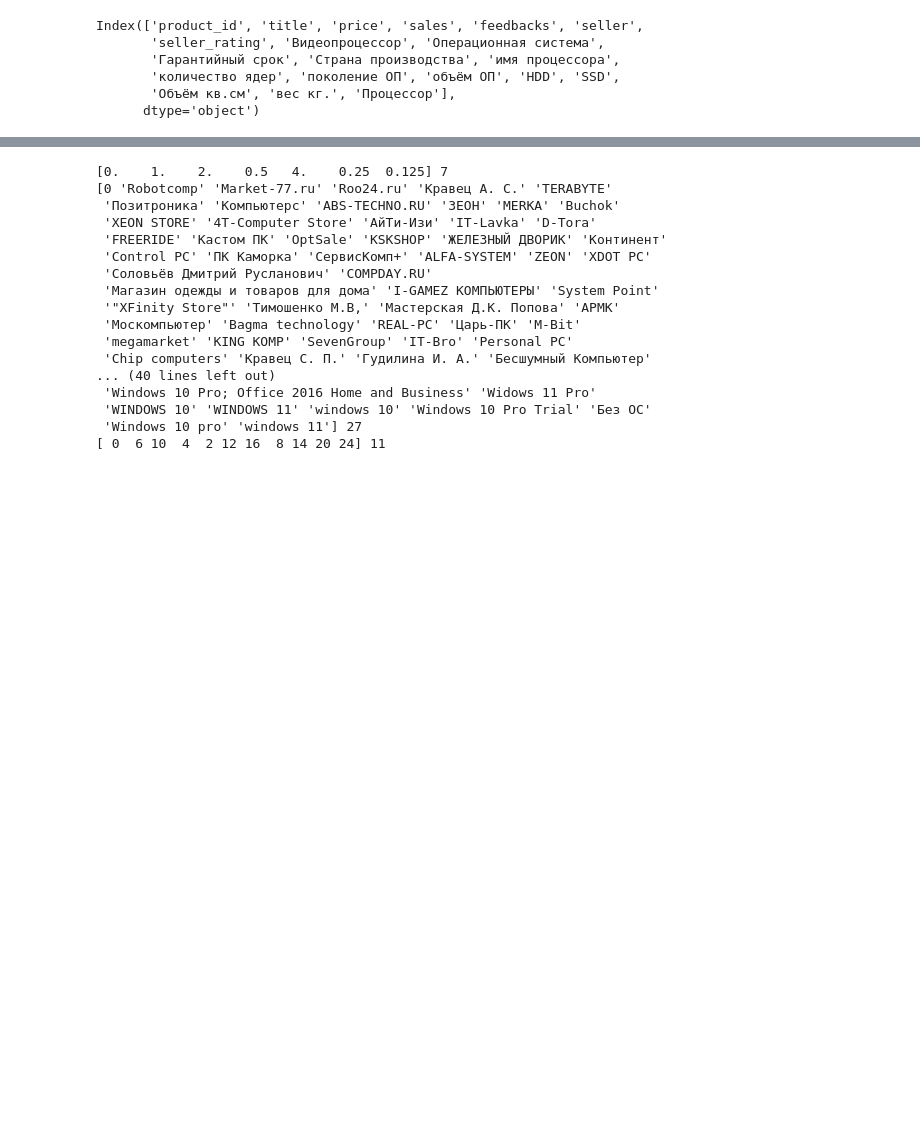
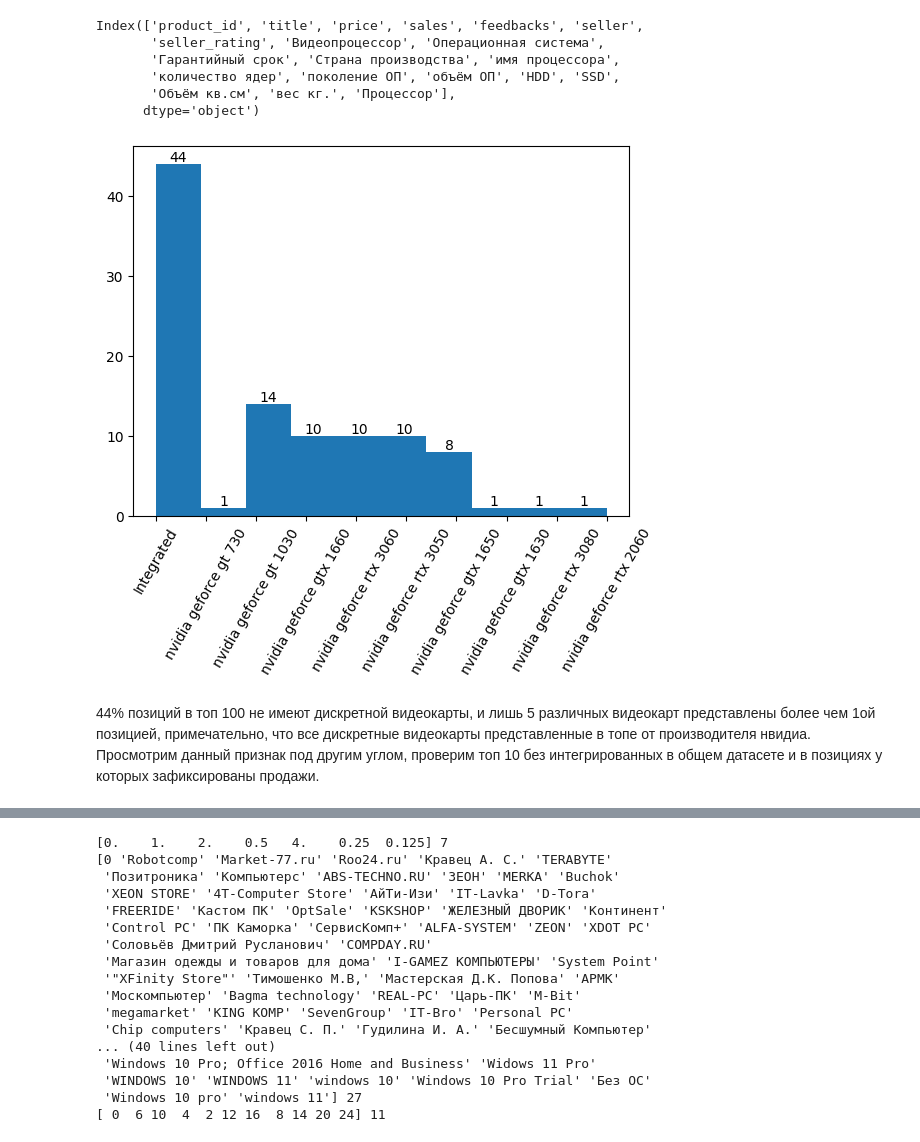
Before and after one commit to EZSib/data_-analytics2023, a Jupyter notebook: practice_eda_Efim.ipynb, the cells around one changed output, grey strips where cells are left out. Saved outputs shown, nothing was run; the diff lists cells and outputs as text; code cells hidden in the pictures; blank space fills up the shorter version.

```diff
--- a/practice_eda_Efim.ipynb
+++ b/practice_eda_Efim.ipynb
@@ -987,3 +987,12 @@ Index(['product_id', 'title', 'price', 'sales', 'feedbacks', 'seller',
        'количество ядер', 'поколение ОП', 'объём ОП', 'HDD', 'SSD',
        'Объём кв.см', 'вес кг.', 'Процессор'],
       dtype='object')
+# %%
+counts, edges, bars = plt.hist(top100['Видеопроцессор'])
+plt.xticks(rotation= 60)
+plt.bar_label(bars)
+plt.show()
+# %% [output]
+[figure, added]
+# %% [markdown]
+44% позиций в топ 100 не имеют дискретной видеокарты, и лишь 5 различных видеокарт представлены более чем 1ой позицией, примечательно, что все дискретные видеокарты представленные в топе от производителя нвидиа. Просмотрим данный признак под другим углом, проверим топ 10 без интегрированных в общем датасете и в позициях у которых зафиксированы продажи.
```
Also changed, not shown: parts of 5 cells of this notebook.
